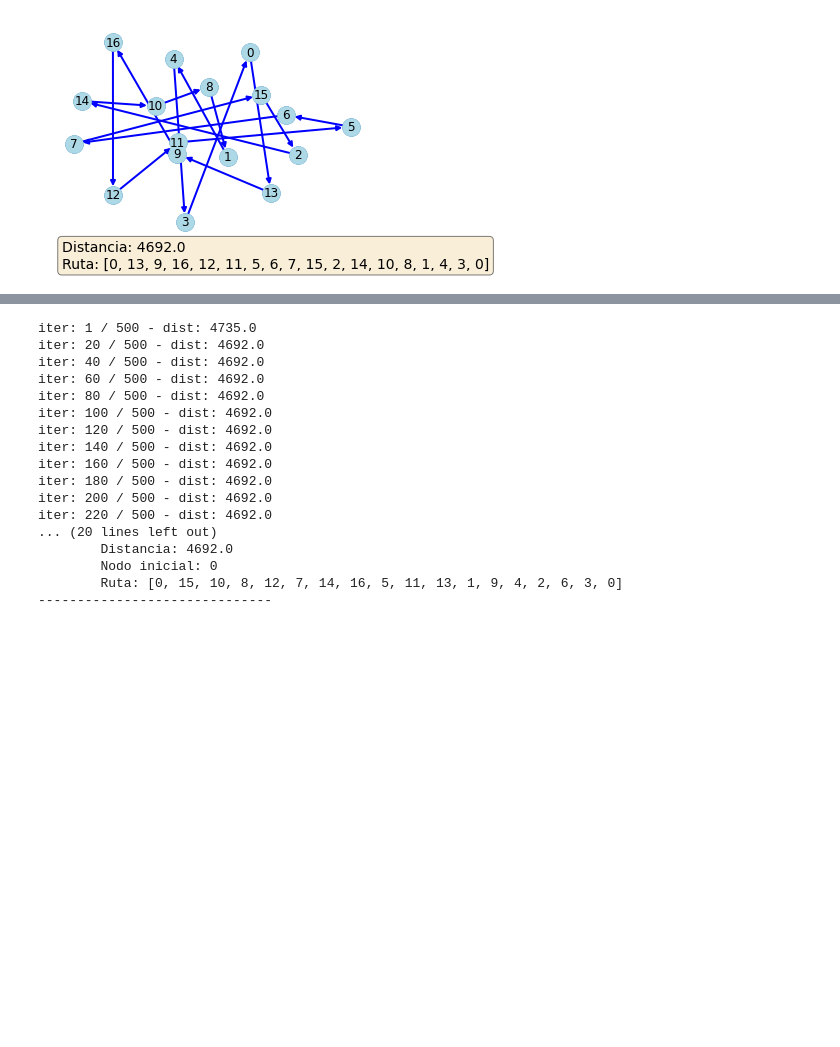
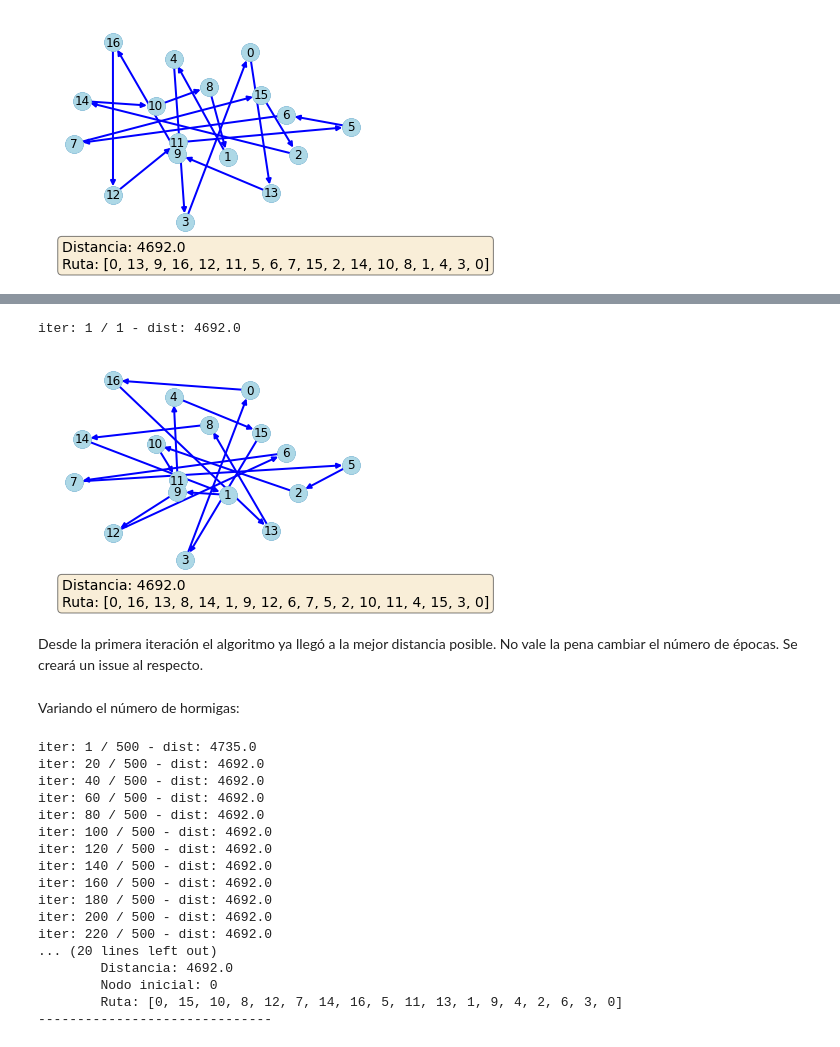
Before and after one commit to optimizacion-2-2021-1-gh-classroom/practica-2-primera-parte-ltejadal, a Jupyter notebook: reporte_equipo_10_parte_1_practica_2.ipynb, the cells around one changed output, grey strips where cells are left out. Cells and saved outputs as stored; diff of their text form; code cells hidden in the pictures; blank space fills up the shorter version.

Commit message:
variando parametro de numero de hormigas

```diff
--- a/reporte_equipo_10_parte_1_practica_2.ipynb
+++ b/reporte_equipo_10_parte_1_practica_2.ipynb
@@ -147,3 +155,13 @@ iter: 220 / 5000 - dist: 4692.0
+# %%
+# antcolony
+ruta, dist = ant_colony(G, dic_dists, init=0, ants=3, max_iter=1, verbose=20)
+# %% [output]
+iter: 1 / 1 - dist: 4692.0
+[figure, added]
+# %% [markdown]
+Desde la primera iteración el algoritmo ya llegó a la mejor distancia posible. No vale la pena cambiar el número de épocas. Se creará un issue al respecto.
+# %% [markdown]
+Variando el número de hormigas:
 # %%
 # antcolony
 ruta, dist = ant_colony(G, dic_dists, init=0, ants=1, max_iter=500, verbose=20)
```
Also changed, not shown: parts of 8 cells of this notebook.
